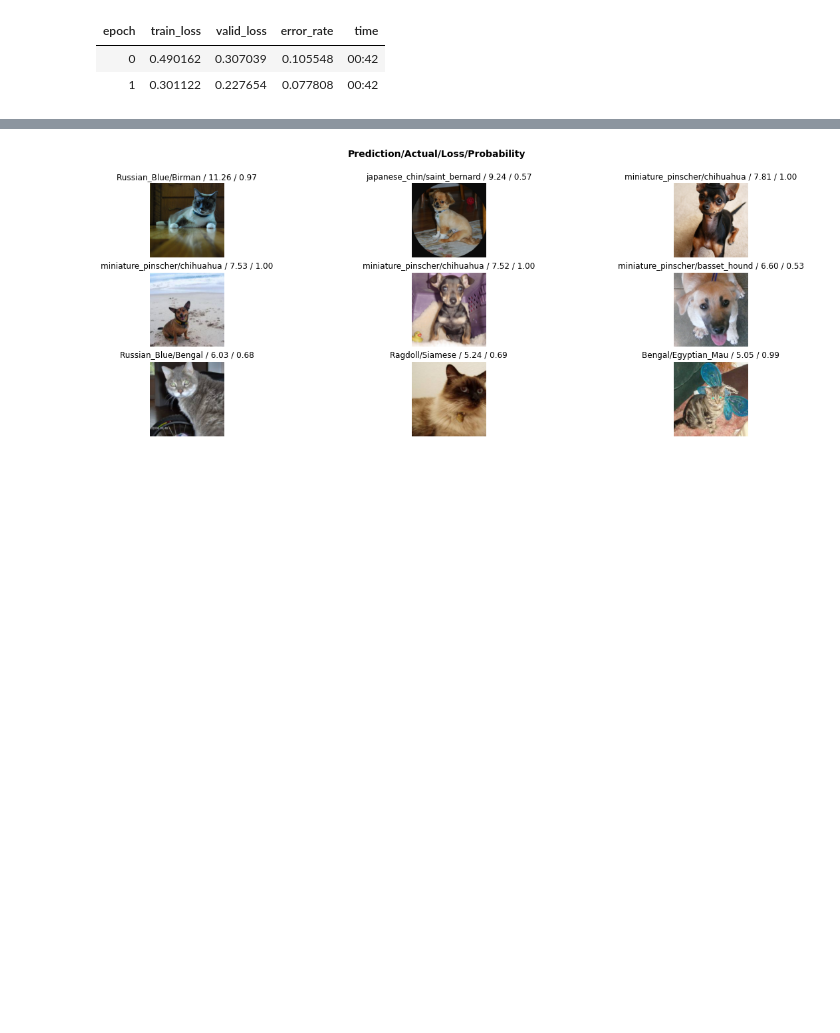
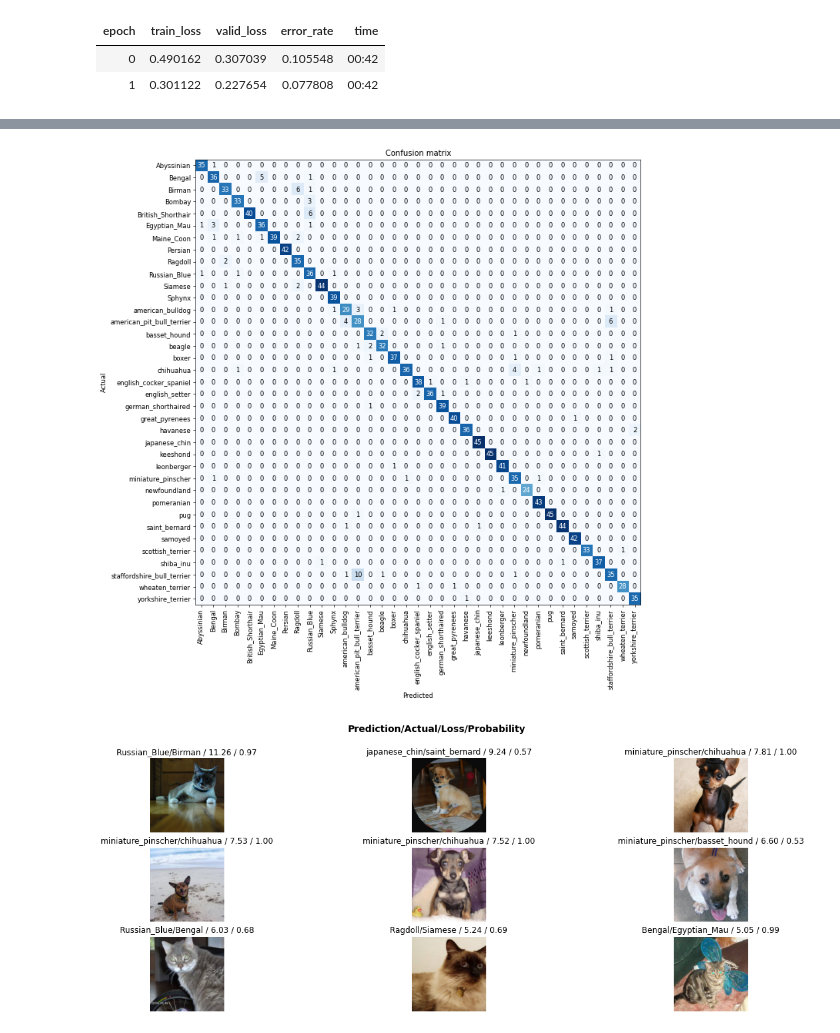
Before and after one commit to jaryaman/fastai-v4, a Jupyter notebook: notebooks/03-JA-image-classification.ipynb, the cells around one changed output, grey strips where cells are left out. Drawn from its saved outputs; the diff is of its cells as text; code cells hidden in the pictures; blank space fills up the shorter version.

```diff
--- a/notebooks/03-JA-image-classification.ipynb
+++ b/notebooks/03-JA-image-classification.ipynb
@@ -90,6 +90,10 @@ learn.fine_tune(2)
 interp = ClassificationInterpretation.from_learner(learn)
 # %% [output]
 [interactive output not drawn]
+# %%
+interp.plot_confusion_matrix(figsize=(12,12), dpi=60)
+# %% [output]
+[figure, added]
 # %%
 interp.plot_top_losses(9, nrows=3, ncols=3, figsize=(20,7))
 # %% [output]
```
Also changed, not shown: parts of 9 cells of this notebook.
